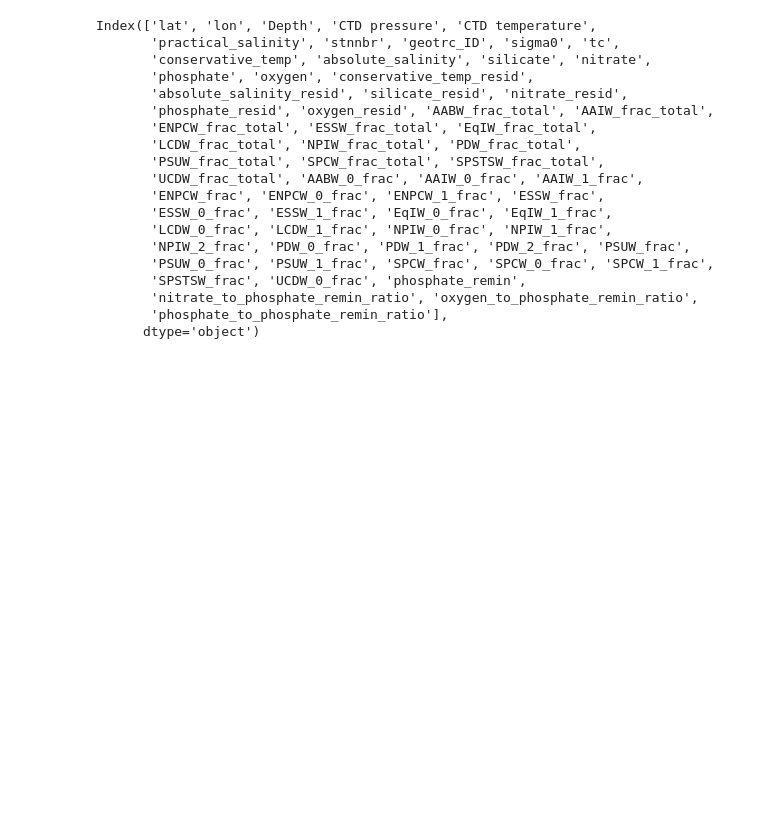
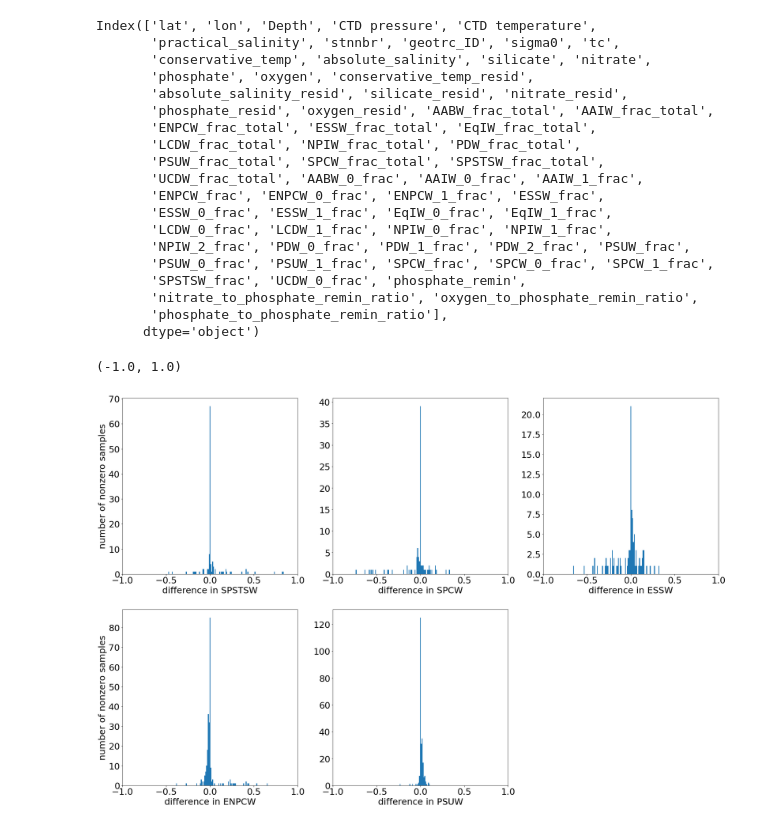
Before and after one commit to nitrogenlab/gp15wmascripts, a Jupyter notebook: notebooks/comparingWeightings.ipynb, the cells around one changed output. Drawn from its saved outputs; the diff is of its cells as text; code cells hidden in the pictures; blank space fills up the shorter version.

Commit message:
updated supplement figures to show standardized bin sizes

```diff
--- a/notebooks/comparingWeightings.ipynb
+++ b/notebooks/comparingWeightings.ipynb
@@ -93,14 +108,16 @@ resid_frac = ['conservative_temp_resid',
        'UCDW_frac_total']
 # create an empty dataframe
 # with columns
-diff_df  = pandas.DataFrame()
+tc_diff_df  = pandas.DataFrame() #create df to store diff in thermocline samples
+deep_diff_df  = pandas.DataFrame() #create df store diff in deep and int samples
 #columns = resid_frac
 # %%
+#loop to calculate diff in thermocline samples
 from numpy.core.numeric import NaN
 for name in resid_frac:
-  diff_df[name] = used_weight[name] - peters_weight[name]
-  for diff in  range(len(diff_df[name])):
-    if used_weight[name][diff] == 0 and peters_weight[name][diff] == 0:
-      diff_df[name][diff] =  NaN
-    else:
-      pass
+  tc_diff_df[name] = tc_used_weight[name] - tc_peters_weight[name]
+  for diff in  range(len(tc_diff_df[name])):
+    if tc_used_weight[name][diff] == 0 and tc_peters_weight[name][diff] == 0:
+      tc_diff_df[name][diff] =  NaN #remove samples that had zero water mass fraction for both weights
+  else:
+    pass
@@ -106,0 +134,60 @@ for name in resid_frac:
+# %%
+#plot difference in thermocline water mass fractions
+import matplotlib.pyplot
+fig1 = matplotlib.pyplot.figure(figsize=(30.0, 20.0))
+
+ax1 = fig1.add_subplot(2, 3, 1)
+ax2 = fig1.add_subplot(2, 3, 2)
+ax3 = fig1.add_subplot(2, 3, 3)
+ax4 = fig1.add_subplot(2, 3, 4)
+ax6 = fig1.add_subplot(2, 3, 5)
+
+
+#SPSTSW
+ax1.set_ylabel('number of nonzero samples', fontsize=25)
+ax1.set_xlabel('difference in SPSTSW', fontsize=25)
+ax1.hist(tc_diff_df["SPSTSW_frac_total"], bins=np.linspace(-1,1,200))
+ax1.tick_params(axis='y',labelsize=25)
+ax1.tick_params(axis='x',labelsize=25)
+ax1.set_xlim(-1, 1)
+#ax1.set_ylim(0,1000)
+
+#SPCW
+#ax2.set_ylabel('number of samples', fontsize=25)
+ax2.set_xlabel('difference in SPCW', fontsize=25)
+ax2.hist(tc_diff_df["SPCW_frac_total"], bins=np.linspace(-1,1,200))
+ax2.tick_params(axis='y',labelsize=25)
+ax2.tick_params(axis='x',labelsize=25)
+ax2.set_xlim(-1, 1)
+#ax2.set_ylim(0,1000)
+
+#ESSW
+#ax3.set_ylabel('number of samples', fontsize=25)
+ax3.set_xlabel('difference in ESSW', fontsize=25)
+ax3.hist(tc_diff_df["ESSW_frac_total"], bins=np.linspace(-1,1,200))
+ax3.tick_params(axis='y',labelsize=25)
+ax3.tick_params(axis='x',labelsize=25)
+ax3.set_xlim(-1, 1)
+#ax3.set_ylim(0,1000)
+
+#ENPCW
+ax4.set_ylabel('number of nonzero samples', fontsize=25)
+ax4.set_xlabel('difference in ENPCW', fontsize=25)
+ax4.hist(tc_diff_df["ENPCW_frac_total"], bins=np.linspace(-1,1,200))
+ax4.tick_params(axis='y',labelsize=25)
+ax4.tick_params(axis='x',labelsize=25)
+ax4.set_xlim(-1, 1)
+#ax4.set_ylim(0,1000)
+
+
+#PSUW
+#ax6.set_ylabel('number of samples', fontsize=25)
+ax6.set_xlabel('difference in PSUW', fontsize=25)
+ax6.hist(tc_diff_df["PSUW_frac_total"], bins=np.linspace(-1,1,200))
+ax6.tick_params(axis='y',labelsize=25)
+ax6.tick_params(axis='x',labelsize=25)
+ax6.set_xlim(-1, 1)
+#ax6.set_ylim(0,1000)
+# %% [output]
+(-1.0, 1.0)
+[figure, added]
```
Also changed, not shown: parts of 13 cells of this notebook.
